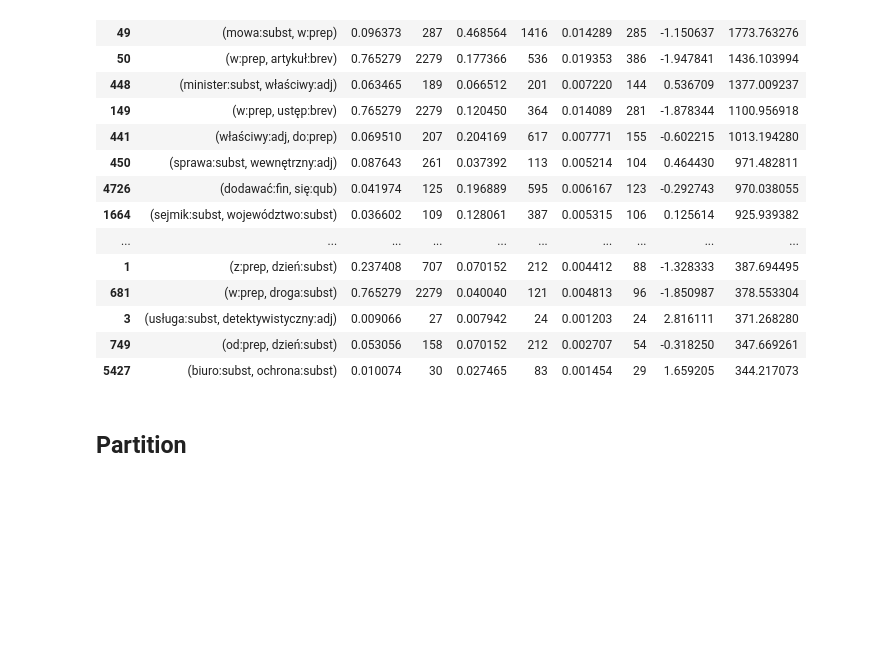
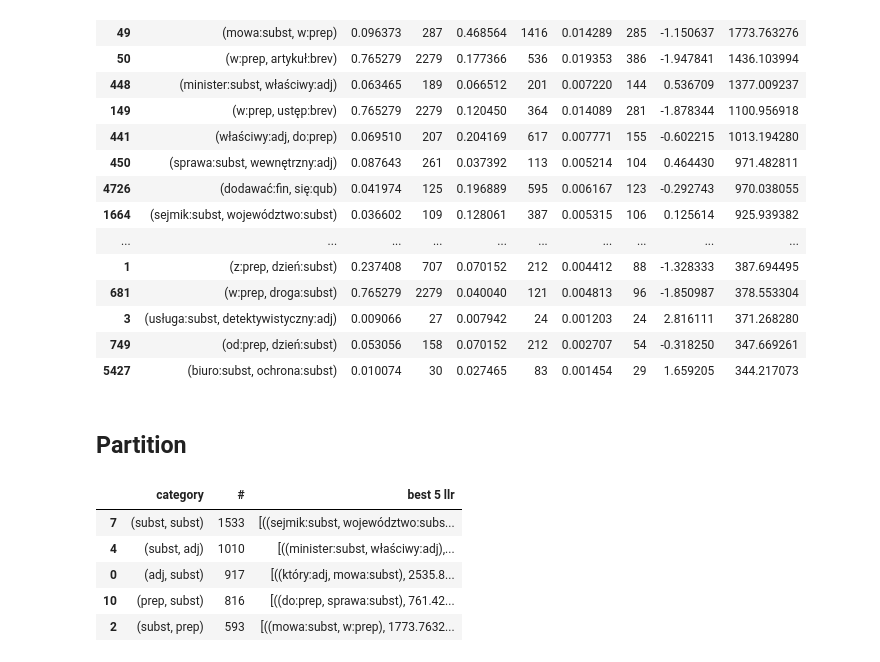
Before and after one commit to arkadiuss/nlp, a Jupyter notebook: 5_morphosyntactic_tagging/5_morphosyntetic_tagging.ipynb, the cells around one changed output. Cells and saved outputs as stored; diff of their text form; code cells hidden in the pictures; blank space fills up the shorter version.

Commit message:
[5] partitioning

```diff
--- a/5_morphosyntactic_tagging/5_morphosyntetic_tagging.ipynb
+++ b/5_morphosyntactic_tagging/5_morphosyntetic_tagging.ipynb
@@ -165,3 +165,35 @@ llrdf.head(30)
 | 5427 | (biuro:subst, ochrona:subst) | 0.010074 | 30 | 0.027465 | 83 | 0.001454 | 29 | 1.659205 | 344.217073 |
 # %% [markdown]
 ## Partition
+# %%
+def syntactic_category(bigram):
+    return (bigram[0].split(':')[1],bigram[1].split(':')[1])
+
+def syntactic_partition(llrdf):
+    partitions = {}
+    for bigram, llr in llrdf[["bigram", "llr"]].values:
+        cat = syntactic_category(bigram)
+        if not cat in partitions:
+            partitions[cat] = [(bigram, llr)]
+        else:
+            partitions[cat].append((bigram, llr))
+    return partitions
+# %%
+partitions = syntactic_partition(llrdf)
+# %%
+pdf = pd.DataFrame(data=[(k, len(partitions[k])) for k in partitions.keys()], columns = ["category", "#"])
+pdf = pdf.sort_values(["#"], ascending=[0])
+pdf = pdf[:10]
+pdf["best 5 llr"] = pdf["category"].apply(lambda x: sorted(partitions[x], key=lambda d: -d[1])[:5] )
+# %%
+from pandas import option_context
+
+with option_context('display.max_colwidth', 400):
+    display(pdf.head())
+# %% [output]
+|  | category | # | best 5 llr |
+| 7 | (subst, subst) | 1533 | [((sejmik:subst, województwo:subs... |
+| 4 | (subst, adj) | 1010 | [((minister:subst, właściwy:adj),... |
+| 0 | (adj, subst) | 917 | [((który:adj, mowa:subst), 2535.8... |
+| 10 | (prep, subst) | 816 | [((do:prep, sprawa:subst), 761.42... |
+| 2 | (subst, prep) | 593 | [((mowa:subst, w:prep), 1773.7632... |
```
